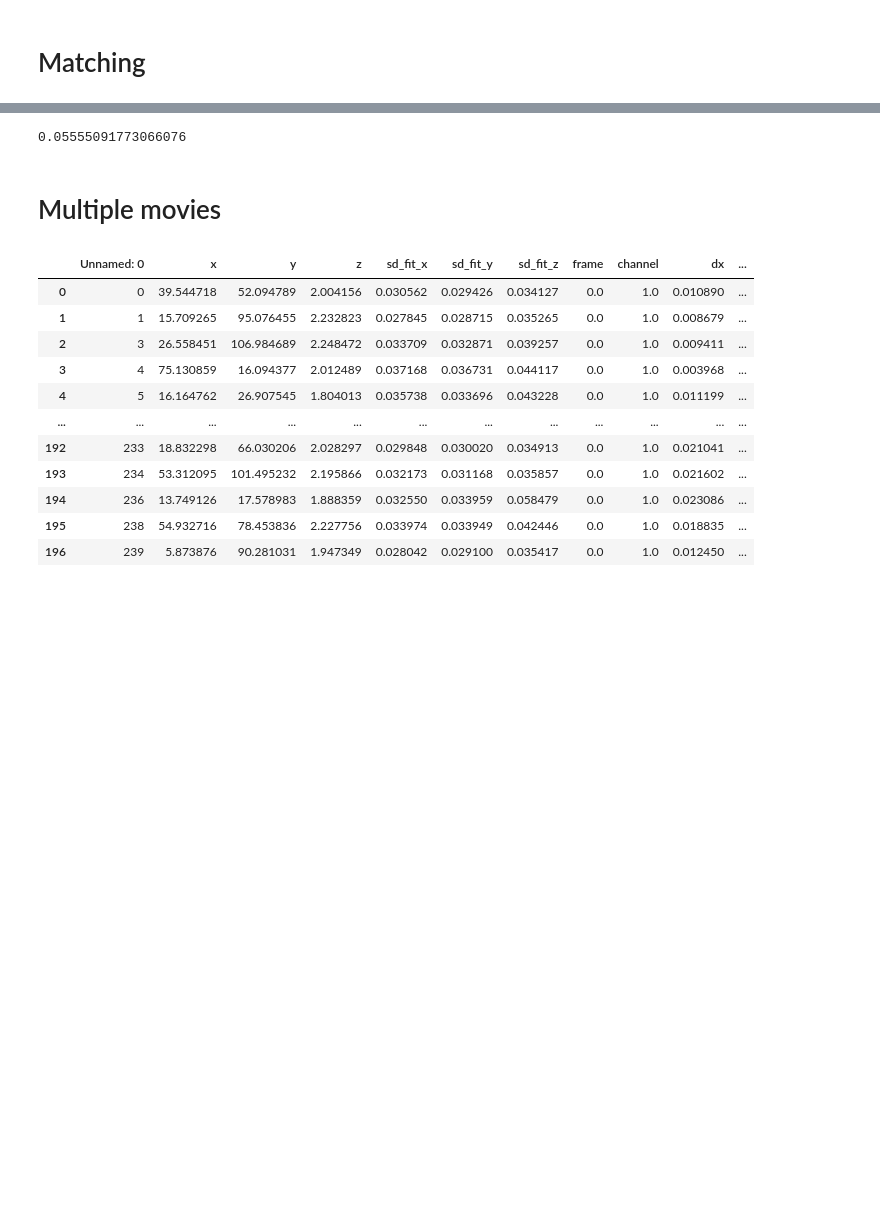
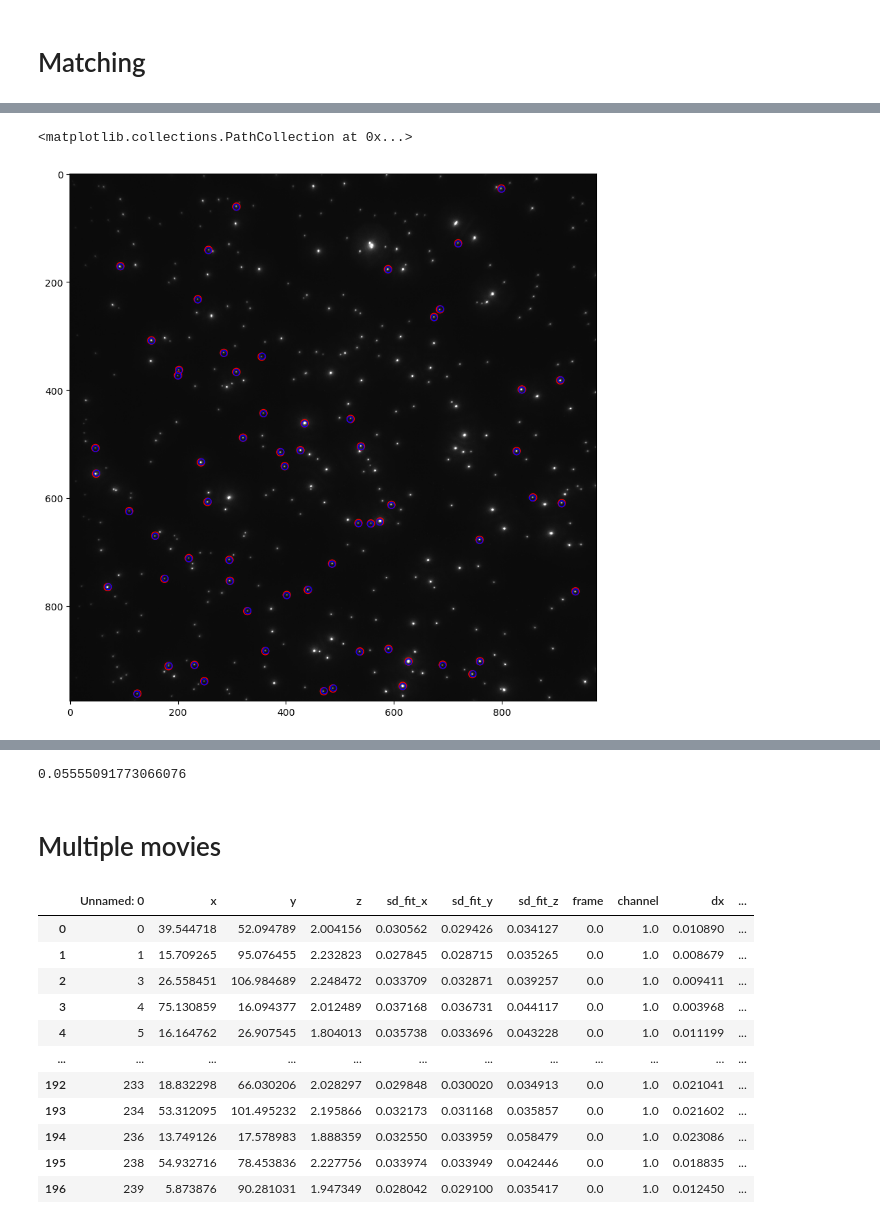
Before and after one commit to NessLfy/loop_extrusion_contact_dynamics, a Jupyter notebook: scratchpad/chromatic_aberration_correction.ipynb, the cells around one changed output, grey strips where cells are left out. Saved outputs shown, nothing was run; the diff lists cells and outputs as text; code cells hidden in the pictures; blank space fills up the shorter version.

```diff
--- a/scratchpad/chromatic_aberration_correction.ipynb
+++ b/scratchpad/chromatic_aberration_correction.ipynb
@@ -208,0 +197,2 @@ plt.scatter(detections_1["y"],detections_1["dy"].values)
+# %%
+big_error=detections_1[np.abs(detections_1["dy"].values)>0.1]
@@ -209,3 +215,11 @@ plt.scatter(detections_1["y"],detections_1["dy"].values)
+# %%
+plt.figure(figsize=(10,10))
+plt.imshow(np.max(im_c1[0, :, ...],axis=0), cmap='gray', vmin=0, vmax=10000)
+plt.scatter(big_error['x']/met.voxel_size()[0],big_error['y']/met.voxel_size()[1], edgecolors='r',facecolors='none' ,s=60)
+plt.scatter(big_error['x']/met.voxel_size()[0]+big_error['dx']/met.voxel_size()[0],big_error['y']/met.voxel_size()[1]+big_error['dy']/met.voxel_size()[1], edgecolors='blue',facecolors='none' ,s=40)
+# %% [output]
+<matplotlib.collections.PathCollection at 0x...>
+[figure, added]
 # %%
 detections_heat = detections_1[['x','y','dx']]
 detections_heat = detections_heat.pivot(index='x',columns='y',values='dx')
```
Also changed, not shown: parts of 37 cells of this notebook.
